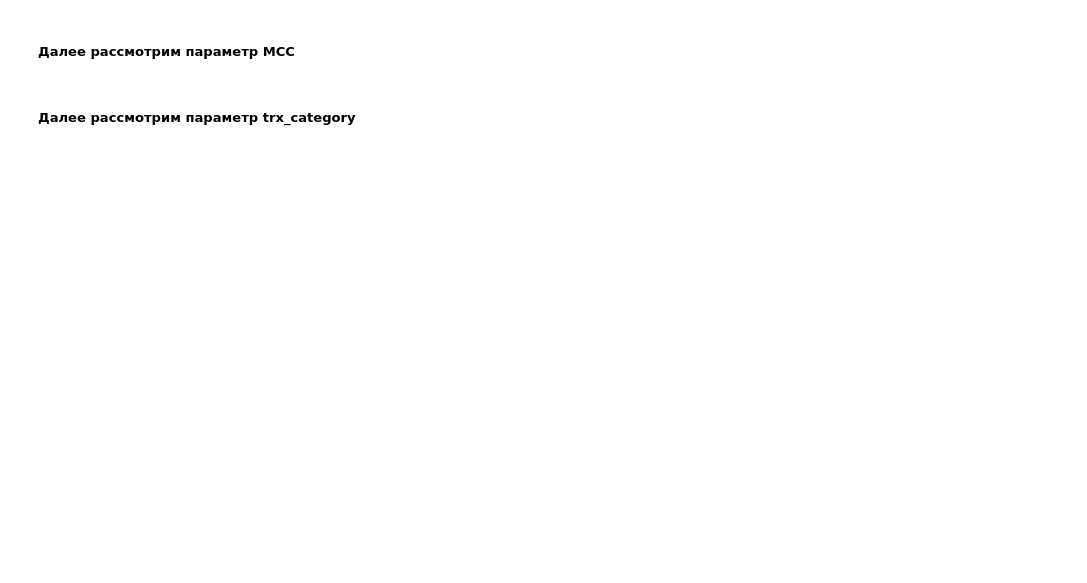
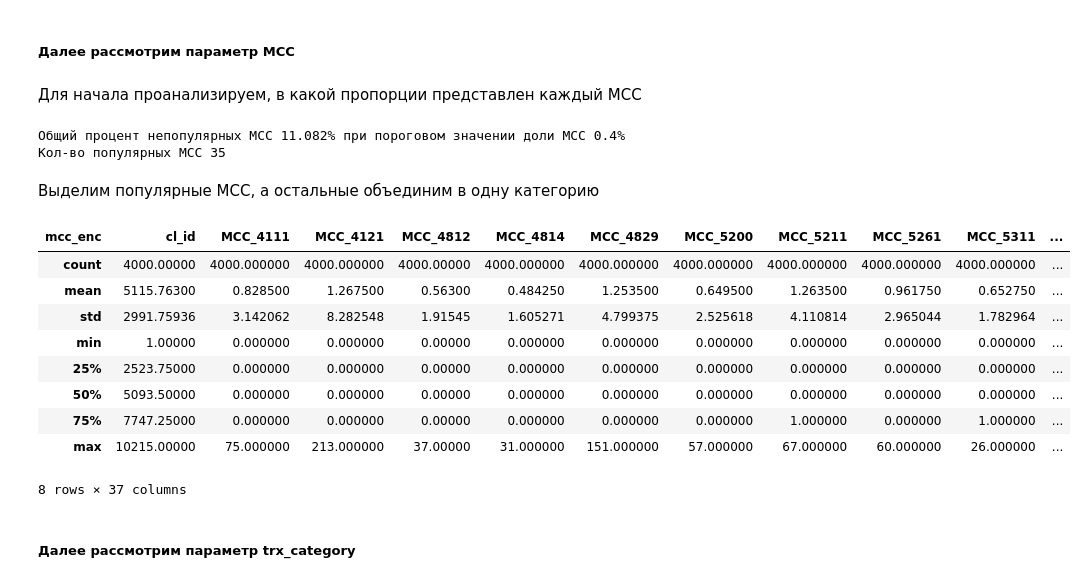
Before and after one commit to alexpon92/ntlg_test, a Jupyter notebook: FE/hw1/hw_data_processing.ipynb, the cells around one changed output. Cells and saved outputs as stored; diff of their text form; code cells hidden in the pictures; blank space fills up the shorter version.

```diff
--- a/FE/hw1/hw_data_processing.ipynb
+++ b/FE/hw1/hw_data_processing.ipynb
@@ -257,5 +259,55 @@ channel_type_gr[['type1', 'type2', 'typeOther']].describe()
 | max | 512.000000 | 784.000000 | 463.000000 |
 # %% [markdown]
 ##### Далее рассмотрим параметр MCC
+# %% [markdown]
+Для начала проанализируем, в какой пропорции представлен каждый MCC
+# %%
+border_val = 0.004 # border percent, from which we are not considering mcc
+mcc_values = raw_df['MCC'].value_counts(normalize=True).to_dict()
+
+total_outsiders = []
+popular_mcc = []
+[total_outsiders.append(val) if val < border_val else popular_mcc.append(key) for key, val in mcc_values.items()]
+print(f'Общий процент непопулярных MCC {round(sum(total_outsiders) * 100, 3)}% при пороговом значении доли MCC {border_val * 100}%')
+print(f'Кол-во популярных MCC {len(popular_mcc)}')
+# %% [output]
+Общий процент непопулярных MCC 11.082% при пороговом значении доли MCC 0.4%
+Кол-во популярных MCC 35
+# %% [markdown]
+Выделим популярные MCC, а остальные объединим в одну категорию
+# %%
+def group_and_encode_by_mcc(df, popular_mcc_codes):
+    mcc_trs = df.copy()
+    mcc_trs['mcc_enc'] = mcc_trs['MCC'].apply(
+        lambda x: 'MCC_{}'.format(x) if x in popular_mcc_codes else 'MCC_other'
+    )
+    columns_to_create = set(map(lambda x: 'MCC_{}'.format(x), popular_mcc))
+    columns_to_create.add('MCC_other')
+
+    mcc_trs = mcc_trs[['cl_id', 'mcc_enc']]\
+        .groupby(['cl_id', 'mcc_enc']).size().unstack().fillna(0).reset_index()
+
+    created_columns = set()
+    [created_columns.add(column) for column in mcc_trs.columns.values if column.find('MCC_') != -1]
+    not_created_columns = list(columns_to_create - created_columns)
+
+    for column in not_created_columns:
+        mcc_trs[column] = 0
+    return mcc_trs
+
+
+grouped_by_mcc = group_and_encode_by_mcc(transactions_train, popular_mcc)
+grouped_by_mcc.describe()
+# %% [output]
+| mcc_enc | cl_id | MCC_4111 | MCC_4121 | MCC_4812 | MCC_4814 | MCC_4829 | MCC_5200 | MCC_5211 | MCC_5261 | MCC_5311 | ... |
+| count | 4000.00000 | 4000.000000 | 4000.000000 | 4000.00000 | 4000.000000 | 4000.000000 | 4000.000000 | 4000.000000 | 4000.000000 | 4000.000000 | ... |
+| mean | 5115.76300 | 0.828500 | 1.267500 | 0.56300 | 0.484250 | 1.253500 | 0.649500 | 1.263500 | 0.961750 | 0.652750 | ... |
+| std | 2991.75936 | 3.142062 | 8.282548 | 1.91545 | 1.605271 | 4.799375 | 2.525618 | 4.110814 | 2.965044 | 1.782964 | ... |
+| min | 1.00000 | 0.000000 | 0.000000 | 0.00000 | 0.000000 | 0.000000 | 0.000000 | 0.000000 | 0.000000 | 0.000000 | ... |
+| 25% | 2523.75000 | 0.000000 | 0.000000 | 0.00000 | 0.000000 | 0.000000 | 0.000000 | 0.000000 | 0.000000 | 0.000000 | ... |
+| 50% | 5093.50000 | 0.000000 | 0.000000 | 0.00000 | 0.000000 | 0.000000 | 0.000000 | 0.000000 | 0.000000 | 0.000000 | ... |
+| 75% | 7747.25000 | 0.000000 | 0.000000 | 0.00000 | 0.000000 | 0.000000 | 0.000000 | 1.000000 | 0.000000 | 1.000000 | ... |
+| max | 10215.00000 | 75.000000 | 213.000000 | 37.00000 | 31.000000 | 151.000000 | 57.000000 | 67.000000 | 60.000000 | 26.000000 | ... |
+8 rows × 37 columns
 # %% [markdown]
 ##### Далее рассмотрим параметр trx_category
```
Also changed, not shown: parts of 24 cells of this notebook.
